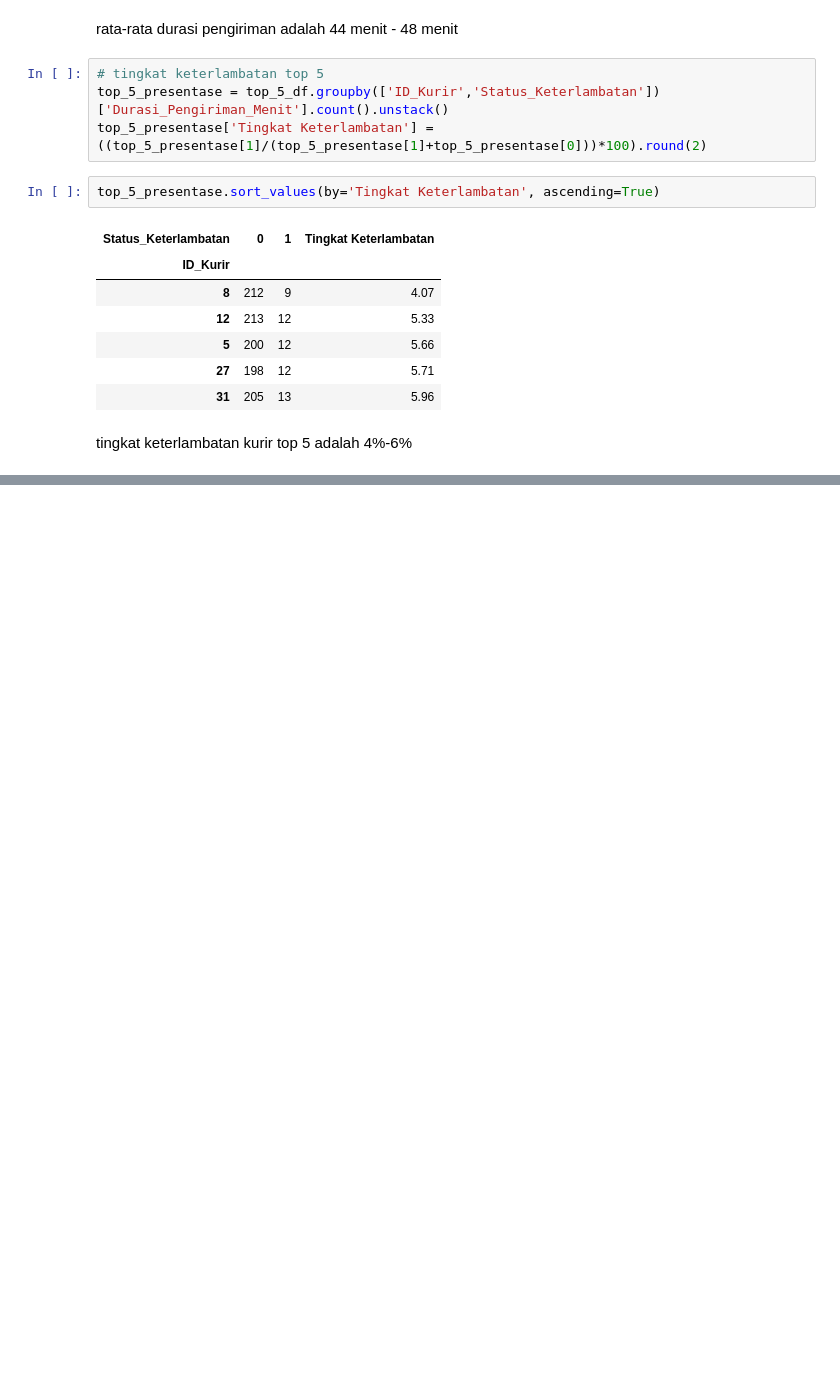
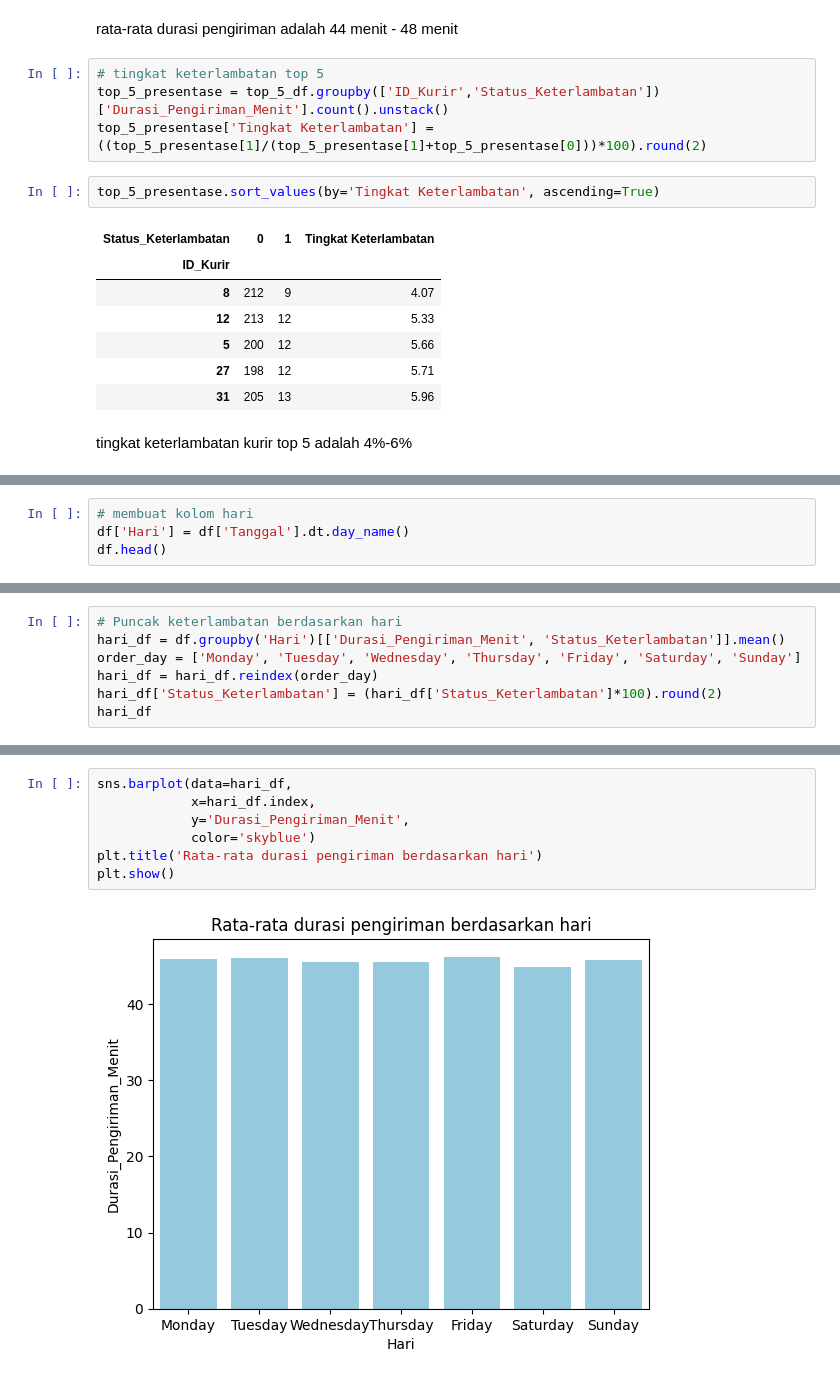
Before and after one commit to NurulAis/last-mile-delivery-optimizer, a Jupyter notebook: notebooks/EDA.ipynb, the cells around one changed output, grey strips where cells are left out. Cells and saved outputs as stored; diff of their text form; blank space fills up the shorter version.

```diff
--- a/notebooks/EDA.ipynb
+++ b/notebooks/EDA.ipynb
@@ -535,0 +538,4 @@ tingkat keterlambatan kurir top 5 adalah 4%-6%
+# %%
+# membuat kolom hari
+df['Hari'] = df['Tanggal'].dt.day_name()
+df.head()
@@ -535,0 +549,7 @@ tingkat keterlambatan kurir top 5 adalah 4%-6%
+# %%
+# Puncak keterlambatan berdasarkan hari
+hari_df = df.groupby('Hari')[['Durasi_Pengiriman_Menit', 'Status_Keterlambatan']].mean()
+order_day = ['Monday', 'Tuesday', 'Wednesday', 'Thursday', 'Friday', 'Saturday', 'Sunday']
+hari_df = hari_df.reindex(order_day)
+hari_df['Status_Keterlambatan'] = (hari_df['Status_Keterlambatan']*100).round(2)
+hari_df
@@ -535,0 +566,9 @@ tingkat keterlambatan kurir top 5 adalah 4%-6%
+# %%
+sns.barplot(data=hari_df,
+            x=hari_df.index,
+            y='Durasi_Pengiriman_Menit',
+            color='skyblue')
+plt.title('Rata-rata durasi pengiriman berdasarkan hari')
+plt.show()
+# %% [output]
+[figure, added]
```
Also changed, not shown: parts of 16 cells of this notebook.
